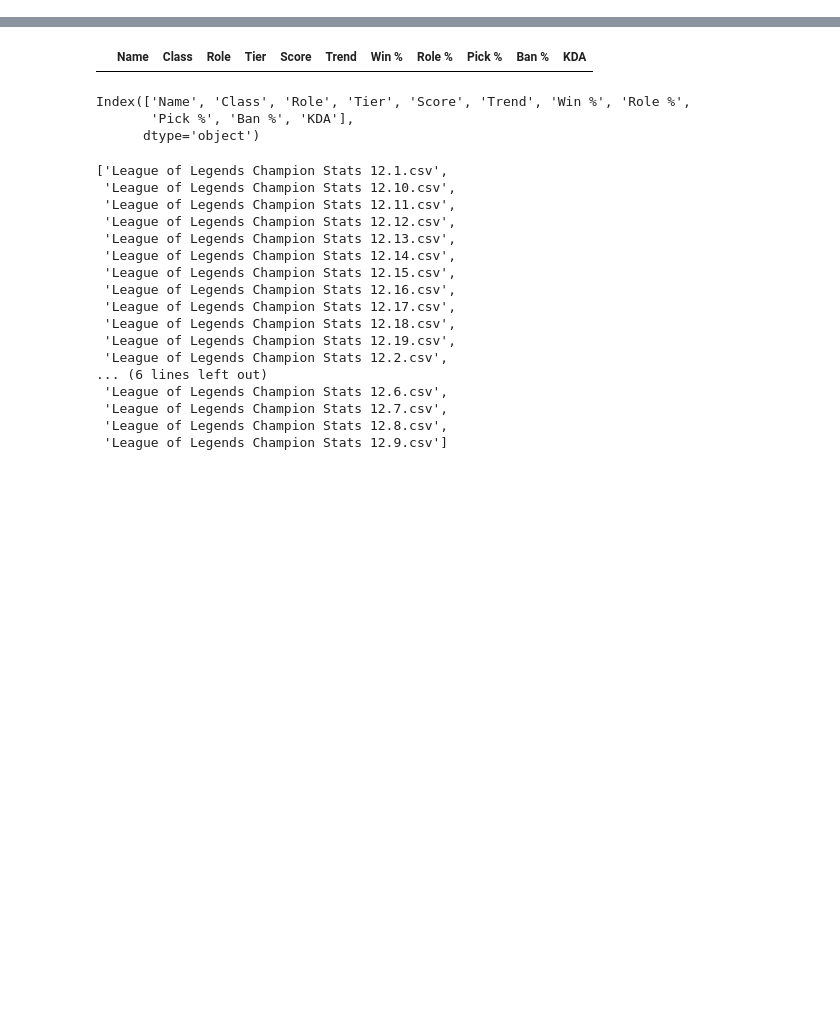
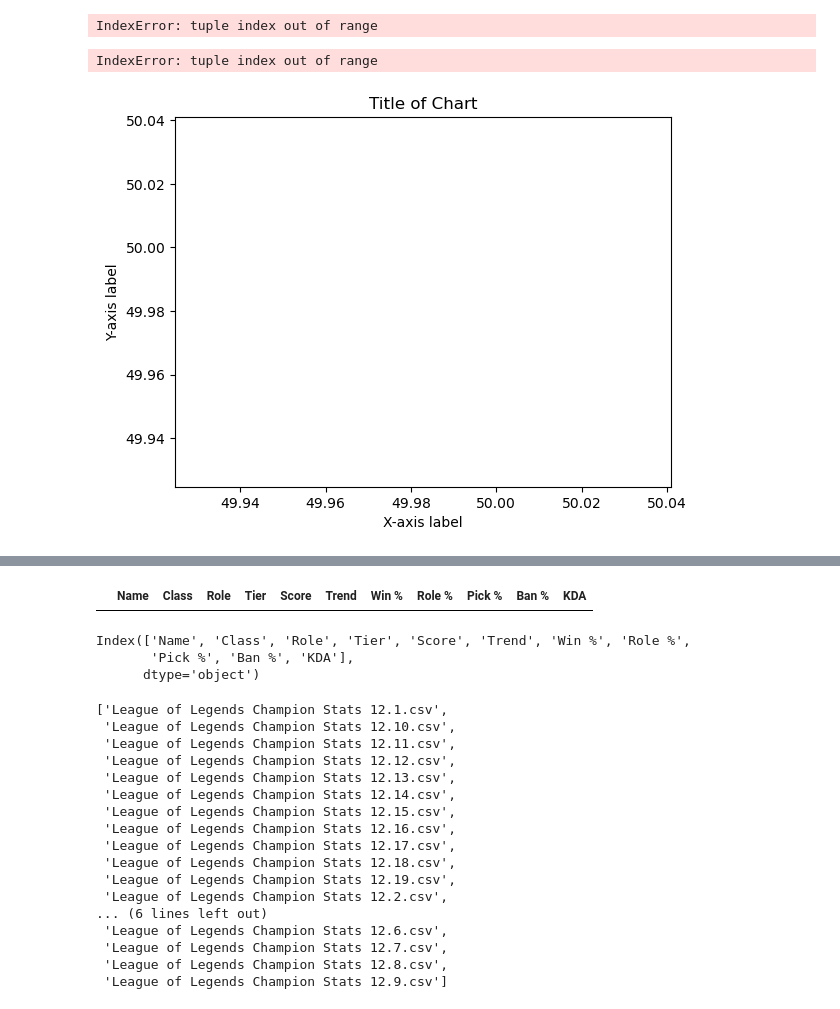
Before and after one commit to leopard4/-LoL_Tier_streamlit, a Jupyter notebook: EDA.ipynb, the cells around one changed output, grey strips where cells are left out. Cells and saved outputs as stored; diff of their text form; code cells hidden in the pictures; blank space fills up the shorter version.

```diff
--- a/EDA.ipynb
+++ b/EDA.ipynb
@@ -57,0 +98,25 @@ df1.head(2)
+# %%
+data2.shape[1]
+# %% [output]
+IndexError: tuple index out of range
+# %%
+new_data = pd.DataFrame(np.zeros((data1.shape[0], data2.shape[1])), columns=data2.columns)
+# %% [output]
+IndexError: tuple index out of range
+# %%
+data1 = hero[['Win %']]
+data2 = df1[['Win %']].mean()
+
+# Create the bar chart
+plt.plot(data1, data1, label='data1')
+plt.plot(data2, data2, label='data2')
+
+# Add a title and axis labels
+plt.title('Title of Chart')
+plt.xlabel('X-axis label')
+plt.ylabel('Y-axis label')
+
+# Show the chart
+plt.show()
+# %% [output]
+[figure, added]
```
Also changed, not shown: parts of 37 cells of this notebook, 1 other file.
